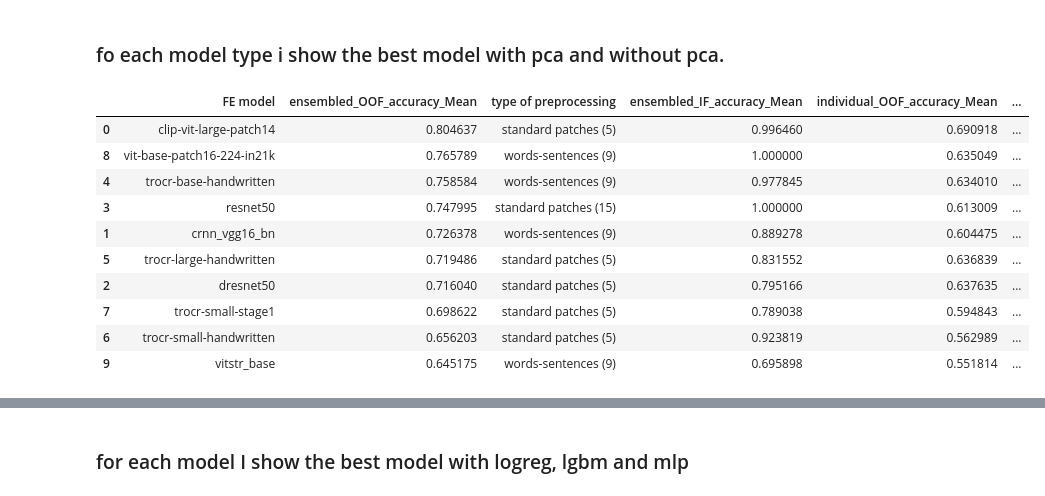
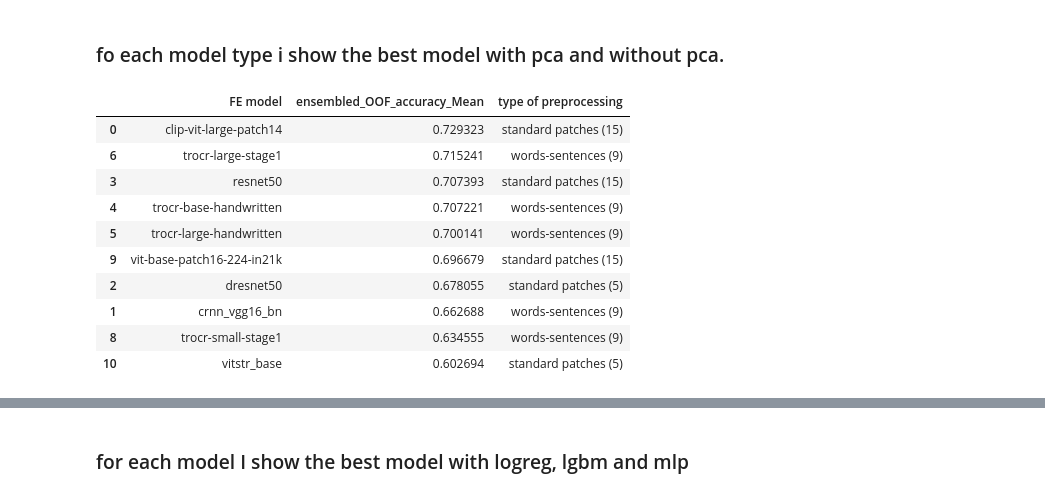
Before and after one commit to gitMorelli/gender_detection, a Jupyter notebook: notebooks/others/explore_log_preprocessed_data.ipynb, the cells around one changed output, grey strips where cells are left out. Saved outputs shown, nothing was run; the diff lists cells and outputs as text; code cells hidden in the pictures.

```diff
--- a/notebooks/others/explore_log_preprocessed_data.ipynb
+++ b/notebooks/others/explore_log_preprocessed_data.ipynb
@@ -291,10 +287,9 @@ df_2['experiment'] = df_2['experiment'].apply(lambda x: os.path.basename(str(x))
 all_columns_2=df_2.columns
 # %%
 # Map 'm patches' and 'type' from df_2 to df_exp based on 'original raw file' and 'experiment'
-df_exp = df_exp.copy()
-df_exp['m patches'] = df_exp['original raw file'].map(df_2.set_index('experiment')['m patches'])
-df_exp['type of preprocessing'] = df_exp['original raw file'].map(df_2.set_index('experiment')['type'])
-df_exp['type of preprocessing'] = df_exp.apply(
+df['m patches'] = df['original raw file'].map(df_2.set_index('experiment')['m patches'])
+df['type of preprocessing'] = df['original raw file'].map(df_2.set_index('experiment')['type'])
+df['type of preprocessing'] = df.apply(
     lambda row: f"{row['type of preprocessing']} ({int(row['m patches'])})" if pd.notnull(row['m patches']) else row['type of preprocessing'],
     axis=1
 )
@@ -315,3 +310,17 @@ df_exp = df_exp[df_exp['time'] > cutoff_date]
+# %%
+L=len(df)
+metric_type='ensembled'
+group_type=None#'english,all'
+df_exp=file_IO.expand_accuracies(df,type=metric_type,group=group_type)
+if group_type is None:
+    accuracy_metric= metric_type
+else:
+    accuracy_metric = group_type+'_'+metric_type
+all_columns=df_exp.columns
+# %%
+acc_cols=[f'{accuracy_metric}_IF_accuracy_Mean', f'{accuracy_metric}_OOF_accuracy_Mean', f'{accuracy_metric}_Generalization Gap']
+exp_properties = ['type of preprocessing','FE model','classifier model','with PCA','model_params']
+n_show=10
 # %% [markdown]
 ## tests
 # %%
@@ -421,7 +430,7 @@ def print_model_properties_txt(idx,df,cols=None):
         if col in df.columns:
             print(f"{col}: {df[col][idx]}")
     print('-' * 40)
-def display_specific(df, n=10, cols=None):
+def display_specific(df, n=10, cols=None, save_to_file=True):
     '''Displays the first n rows of the dataframe with specified columns'''
     if cols is None:
         cols = df.columns.tolist()
@@ -796,30 +746,29 @@ display_specific(max_accuracy(df_exp, filters=None, aggregation='individual').gr
 # %%
 # model specific (ensembled)
 filters={'with PCA': True}
-cols=['FE model','ensembled_OOF_accuracy_Mean','type of preprocessing','ensembled_IF_accuracy_Mean', 'individual_OOF_accuracy_Mean','classifier model','with PCA']
-with_pca=max_accuracy(df_exp, filters=filters, aggregation='ensembled').groupby(['FE model'], as_index=False).first().sort_values(by='ensembled_OOF_accuracy_Mean', ascending=False)
-display_specific(with_pca,
-              n=30, cols=cols)
+cols=['FE model',f'{accuracy_metric}_OOF_accuracy_Mean','type of preprocessing']
+with_pca=max_accuracy(df_exp, filters=filters, aggregation=accuracy_metric).groupby(['FE model'], as_index=False).first().sort_values(by=f'{accuracy_metric}_OOF_accuracy_Mean', ascending=False)
+display_specific(with_pca, n=n_show, cols=cols)
 filters={'with PCA': False}
-without_pca=max_accuracy(df_exp, filters=filters, aggregation='ensembled').groupby(['FE model'], as_index=False).first().sort_values(by='ensembled_OOF_accuracy_Mean', ascending=False)
+without_pca=max_accuracy(df_exp, filters=filters, aggregation=accuracy_metric).groupby(['FE model'], as_index=False).first().sort_values(by=f'{accuracy_metric}_OOF_accuracy_Mean', ascending=False)
 display_specific(without_pca,
-              n=30, cols=cols)
+              n=n_show, cols=cols)
 # Match the with_pca and without_pca DataFrames by 'FE model' and compute the difference in 'ensembled_OOF_accuracy_Mean'
-comparison = with_pca.set_index('FE model')[['ensembled_OOF_accuracy_Mean']].join(
-    without_pca.set_index('FE model')[['ensembled_OOF_accuracy_Mean']],
+comparison = with_pca.set_index('FE model')[[f'{accuracy_metric}_OOF_accuracy_Mean']].join(
+    without_pca.set_index('FE model')[[f'{accuracy_metric}_OOF_accuracy_Mean']],
     lsuffix='_with_pca', rsuffix='_without_pca'
 )
-comparison['accuracy_diff_with_minus_without'] = comparison['ensembled_OOF_accuracy_Mean_with_pca'] - comparison['ensembled_OOF_accuracy_Mean_without_pca']
+comparison['accuracy_diff_with_minus_without'] = comparison[f'{accuracy_metric}_OOF_accuracy_Mean_with_pca'] - comparison[f'{accuracy_metric}_OOF_accuracy_Mean_without_pca']
 display(comparison.sort_values('accuracy_diff_with_minus_without', ascending=False))
 # %% [output]
-|  | FE model | ensembled_OOF_accuracy_Mean | type of preprocessing | ensembled_IF_accuracy_Mean | individual_OOF_accuracy_Mean | ... |
-| 0 | clip-vit-large-patch14 | 0.804637 | standard patches (5) | 0.996460 | 0.690918 | ... |
-| 8 | vit-base-patch16-224-in21k | 0.765789 | words-sentences (9) | 1.000000 | 0.635049 | ... |
-| 4 | trocr-base-handwritten | 0.758584 | words-sentences (9) | 0.977845 | 0.634010 | ... |
-| 3 | resnet50 | 0.747995 | standard patches (15) | 1.000000 | 0.613009 | ... |
-| 1 | crnn_vgg16_bn | 0.726378 | words-sentences (9) | 0.889278 | 0.604475 | ... |
-| 5 | trocr-large-handwritten | 0.719486 | standard patches (5) | 0.831552 | 0.636839 | ... |
-| 2 | dresnet50 | 0.716040 | standard patches (5) | 0.795166 | 0.637635 | ... |
-| 7 | trocr-small-stage1 | 0.698622 | standard patches (5) | 0.789038 | 0.594843 | ... |
-| 6 | trocr-small-handwritten | 0.656203 | standard patches (5) | 0.923819 | 0.562989 | ... |
-| 9 | vitstr_base | 0.645175 | words-sentences (9) | 0.695898 | 0.551814 | ... |
+|  | FE model | ensembled_OOF_accuracy_Mean | type of preprocessing |
+| 0 | clip-vit-large-patch14 | 0.729323 | standard patches (15) |
+| 6 | trocr-large-stage1 | 0.715241 | words-sentences (9) |
+| 3 | resnet50 | 0.707393 | standard patches (15) |
+| 4 | trocr-base-handwritten | 0.707221 | words-sentences (9) |
+| 5 | trocr-large-handwritten | 0.700141 | words-sentences (9) |
+| 9 | vit-base-patch16-224-in21k | 0.696679 | standard patches (15) |
+| 2 | dresnet50 | 0.678055 | standard patches (5) |
+| 1 | crnn_vgg16_bn | 0.662688 | words-sentences (9) |
+| 8 | trocr-small-stage1 | 0.634555 | words-sentences (9) |
+| 10 | vitstr_base | 0.602694 | standard patches (5) |
```
Also changed, not shown: parts of 37 cells of this notebook.
